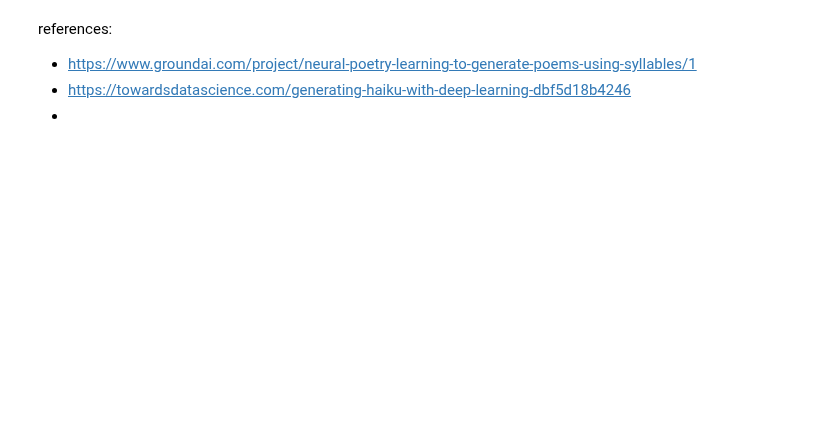
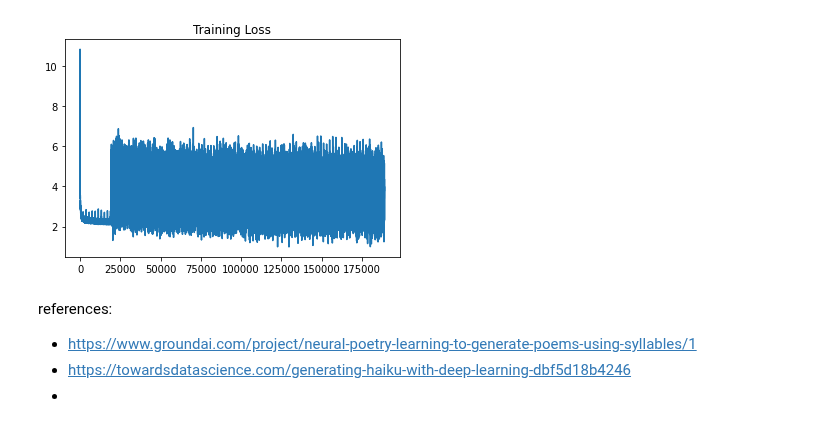
Before and after one commit to DanieleVeri/deep_comedy, a Jupyter notebook: RNN_syll.ipynb, the cells around one changed output. Saved outputs shown, nothing was run; the diff lists cells and outputs as text; code cells hidden in the pictures; blank space fills up the shorter version.

```diff
--- a/RNN_syll.ipynb
+++ b/RNN_syll.ipynb
@@ -710,13 +745,16 @@ def generate_text(init, generator, num_generate = 256):
     sym = init
 
     for i in range(num_generate):
-        predictions = generator(sym)
-        predictions = tf.squeeze(predictions, 0)
-        predicted_id = tf.random.categorical(predictions/1, num_samples=1)[-1,0].numpy()
-        sym = tf.expand_dims([predicted_id], 0)
+        predictions = generator(sym[-batch_size:])[-1]
+        predicted_id = tf.random.categorical(predictions, num_samples=1)[-1,0].numpy()
+        to_append = to_categorical(predicted_id, num_classes=vocab_size)
+        to_append = np.expand_dims(to_append, axis=0)
+        to_append = np.expand_dims(to_append, axis=0)
+        sym = np.append(sym, to_append, axis=0)
         text_generated.append(predicted_id)
+    print(text_generated)
     return (seq2str(text_generated))
 
-init = [poetry_sy_lm_dataset.vocabulary.word2id("<GO>")]
-init = np.asarray(init)
-init = np.expand_dims(init, axis=0)
+init = to_categorical(batches[0][0], num_classes=vocab_size)
+init = np.expand_dims(init, axis=1)
+init.shape
@@ -723,34 +763,5 @@ init = np.expand_dims(init, axis=0)
 # %%
-batch_size = 1024
-vocab_size = poetry_sy_lm_dataset.vocabulary.vocab_size + 2 # TODO: idk
-embedding_size = 256
-lstm_dim = 1024
-dense_dim = 1024
-regularizer = None#regularizers.l1_l2(l1=1e-5, l2=1e-4)
-
-n_epochs = 1000
-learning_rate = 1e-3
-
-inp =     Input(batch_shape=(batch_size,1))
-emb =     Embedding(vocab_size, embedding_size)(inp)
-enc_1 =   Dense(embedding_size, activation=relu, kernel_regularizer=regularizer)(emb)
-lstm_1 =  LSTM(lstm_dim, return_sequences=True, recurrent_regularizer=regularizer)(enc_1)
-d1 =      Dense(dense_dim, activation=relu, kernel_regularizer=regularizer)(concatenate([lstm_1, emb]))
-dense =   Dense(vocab_size)(d1)
-RNN = Model(inputs=inp, outputs=dense)
-RNN.summary()
-
-gen_inp =     Input(batch_shape=(1,1))
-gen_emb =     Embedding(vocab_size, embedding_size)(gen_inp)
-gen_enc_1 =   Dense(embedding_size, activation=relu, kernel_regularizer=regularizer)(gen_emb)
-gen_lstm_1 =  LSTM(lstm_dim, return_sequences=True, stateful=True, recurrent_regularizer=regularizer)(gen_enc_1)
-gen_d1 =      Dense(dense_dim, activation=relu, kernel_regularizer=regularizer)(concatenate([gen_lstm_1, gen_emb]))
-gen_dense =   Dense(vocab_size)(gen_d1)
-gen = Model(inputs=gen_inp, outputs=gen_dense)
-gen.summary()
-
-optimizer = tf.keras.optimizers.Adam(learning_rate = learning_rate)
-
+# custom loss
 def metric_loss(predicted, y):
     sep = poetry_sy_lm_dataset.vocabulary.word2id("<SEP>")
     go = poetry_sy_lm_dataset.vocabulary.word2id("<GO>")
@@ -777,7 +788,6 @@ def metric_loss(predicted, y):
           continue
         if s not in [go, sep, eos, 0, point, comma, semicolon, quote, dquote, exclam, question]:
           splitted[-1].append(s)
-
       verse_counter = 0
       expected_syl = 11
       for line in splitted:
@@ -787,50 +797,45 @@ def metric_loss(predicted, y):
           expected_syl = 11
         verse_counter += 1
         custom_loss += (len(line) - expected_syl) ** 2
-
       return custom_loss
 
     return evaluate(predicted_cat) - evaluate(y)
 
-# This is an Autograph function
-# its decorator makes it a TF op - i.e. much faster
-#@tf.function
-def train_on_batch(x, y):
-    with tf.GradientTape() as tape:
-        predicted = RNN(x)
-        custom_loss = metric_loss(predicted, y)
-        cross_entropy = tf.keras.losses.sparse_categorical_crossentropy(y, predicted, from_logits = True)
-        current_loss = tf.reduce_mean(cross_entropy) + custom_loss/5000
-
-    gradients = tape.gradient(current_loss, RNN.trainable_variables)
-    optimizer.apply_gradients(zip(gradients, RNN.trainable_variables))
-    return current_loss
-
+# training
 loss_history = []
 for epoch in range(n_epochs):
     random.shuffle(batches)
     start = time.time()
 
+    metric_w = 0
+    if epoch > 100:
+        metric_w = 1
+
     for b in batches:
-        x, y = b[0], b[1]
-        if len(y) <= batch_size:
-          print("discarded batch of length ", len(x))
-          continue
+        _x, _y = b[0], b[1]
+        if len(_y) < batch_size or len(_x) < batch_size:
+            print("Discarded batch of length", len(_y))
+            continue
+        x = to_categorical(_x[:batch_size])
+        x = np.expand_dims(x, axis=1)
+        y = np.expand_dims(np.asarray(_y[1:batch_size+1]), axis=1)
 
-        x = np.asarray(x)
-        y = np.asarray(y)
-        x = np.expand_dims(x[:batch_size], axis=1)
-        y = np.expand_dims(y[1:batch_size+1], axis=1)
+        with tf.GradientTape() as tape:
+            predicted = RNN(x)
+            custom_loss = metric_loss(predicted, y)
+            cross_entropy = tf.keras.losses.sparse_categorical_crossentropy(y, predicted, from_logits = True)
+            current_loss = tf.reduce_mean(cross_entropy) + metric_w*custom_loss/5000
 
-        current_loss = train_on_batch(x, y)
+        gradients = tape.gradient(current_loss, RNN.trainable_variables)
+        optimizer.apply_gradients(zip(gradients, RNN.trainable_variables))
+
         loss_history.append(current_loss)
 
     print("=========================== Epoch: {}.  \t  Loss: {}  \t  Time: {}ss".format(
         epoch, current_loss.numpy(), round(time.time()-start, 2)))
 
     if epoch % 10 == 9:
-        gen.set_weights(RNN.get_weights())
-        print(generate_text(init, gen))
+        print(generate_text(init, RNN))
 
 
 plt.plot(loss_history)
@@ -860,3 +864,4 @@ KeyboardInterrupt: ignored
+[figure, added]
 # %% [markdown]
 references:
 -  https://www.groundai.com/project/neural-poetry-learning-to-generate-poems-using-syllables/1
```
Also changed, not shown: parts of 5 cells of this notebook.
